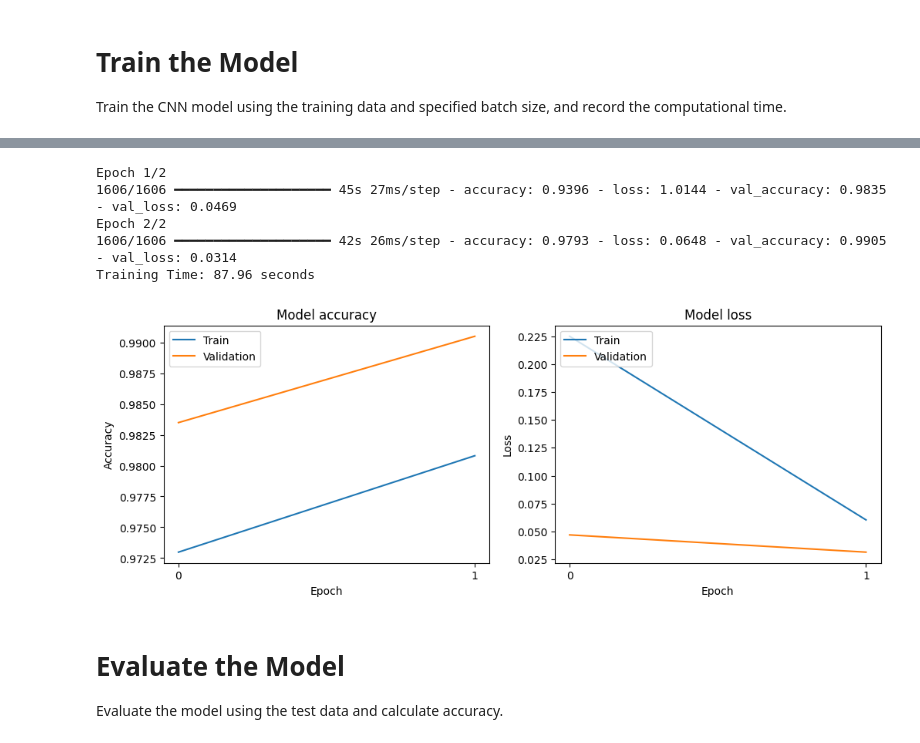
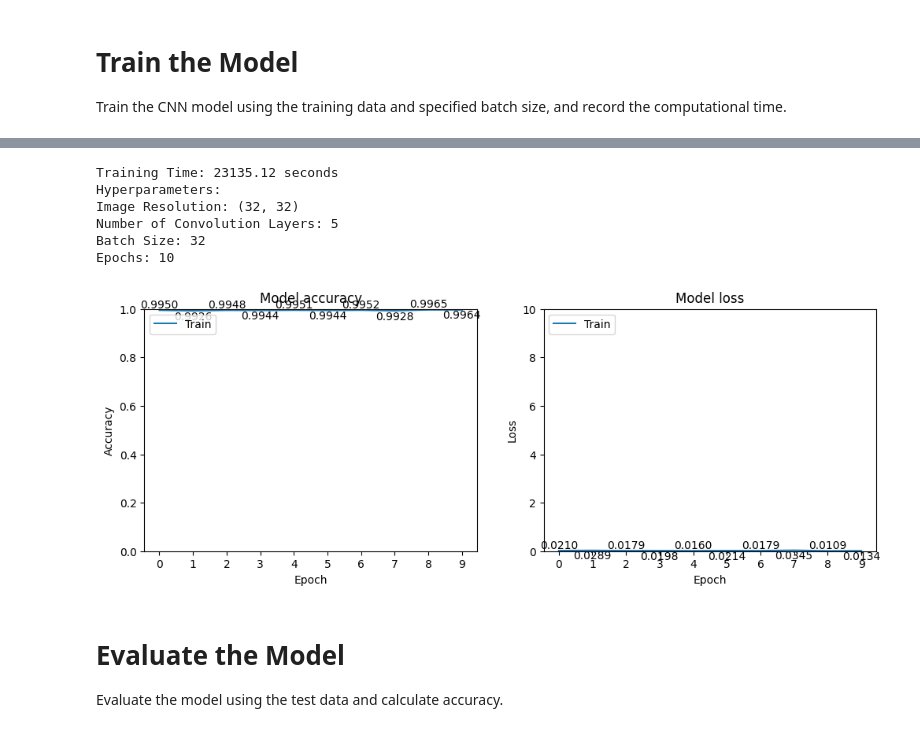
Before and after one commit to mhleethomas/INFO_6105_FINAL, a Jupyter notebook: wall_crack_detection.ipynb, the cells around one changed output, grey strips where cells are left out. Cells and saved outputs as stored; diff of their text form; code cells hidden in the pictures.

```diff
--- a/wall_crack_detection.ipynb
+++ b/wall_crack_detection.ipynb
@@ -17,8 +17,8 @@ from PIL import UnidentifiedImageError
 Define hyperparameters including resolution of image, number of convolution layers, batch size, and epochs.
 # %%
 # Define hyperparameters
-image_resolution = (128, 128)  # Resolution of image
-num_conv_layers = 3  # Number of convolution layers
+image_resolution = (32, 32)  # Resolution of image
+num_conv_layers = 5  # Number of convolution layers
 batch_size = 32  # Batch size
 epochs = 10  # Number of epochs
 
@@ -147,3 +147,14 @@ Model: "sequential"
 # %% [markdown]
 # Train the Model
 Train the CNN model using the training data and specified batch size, and record the computational time.
+# %%
+# Train the Model
+
+# Start the timer
+start_time = time.time()
+
+# Train the model with training data
+history = model.fit(X_train, y_train, epochs=epochs, batch_size=batch_size, verbose=1)
+
+# End the timer
+end_time = time.time()
@@ -150,53 +182,55 @@ Train the CNN model using the training data and specified batch size, and record
 # %%
-# Train the Model
-
-# Split the training data into training and validation sets
-X_train_split, X_val, y_train_split, y_val = train_test_split(X_train, y_train, test_size=0.2, random_state=42)
-
-# Start the timer
-start_time = time.time()
-
-# Train the model with validation data
-history = model.fit(X_train_split, y_train_split, validation_data=(X_val, y_val), epochs=epochs, batch_size=batch_size, verbose=1)
-
-# End the timer
-end_time = time.time()
-
 # Calculate the computational time
 training_time = end_time - start_time
 
 # Print the computational time
 print(f"Training Time: {training_time:.2f} seconds")
 
+# Print hyperparameters information
+print(f"Hyperparameters:")
+print(f"Image Resolution: {image_resolution}")
+print(f"Number of Convolution Layers: {num_conv_layers}")
+print(f"Batch Size: {batch_size}")
+print(f"Epochs: {epochs}")
+
 # Plot training & validation accuracy values
 plt.figure(figsize=(12, 4))
 plt.subplot(1, 2, 1)
 plt.plot(history.history['accuracy'])
-plt.plot(history.history['val_accuracy'])
 plt.title('Model accuracy')
 plt.ylabel('Accuracy')
 plt.xlabel('Epoch')
+plt.ylim(0, 1)  # Set y-axis range for accuracy
 plt.xticks(range(epochs))  # Set x-axis ticks to integer values
+
+# Alternate labels above and below the value points
+for i, v in enumerate(history.history['accuracy']):
+    plt.text(i, v, f"{v:.4f}", ha='center', va='bottom' if i % 2 == 0 else 'top')
 plt.legend(['Train', 'Validation'], loc='upper left')
 
 # Plot training & validation loss values
 plt.subplot(1, 2, 2)
 plt.plot(history.history['loss'])
-plt.plot(history.history['val_loss'])
 plt.title('Model loss')
 plt.ylabel('Loss')
 plt.xlabel('Epoch')
+plt.ylim(0, 10)  # Set y-axis range for loss
 plt.xticks(range(epochs))  # Set x-axis ticks to integer values
+
+# Alternate labels above and below the value points
+for i, v in enumerate(history.history['loss']):
+    plt.text(i, v, f"{v:.4f}", ha='center', va='bottom' if i % 2 == 0 else 'top')
 plt.legend(['Train', 'Validation'], loc='upper left')
 
 plt.show()
 # %% [output]
-Epoch 1/2
-1606/1606 ━━━━━━━━━━━━━━━━━━━━ 45s 27ms/step - accuracy: 0.9396 - loss: 1.0144 - val_accuracy: 0.9835 - val_loss: 0.0469
-Epoch 2/2
-1606/1606 ━━━━━━━━━━━━━━━━━━━━ 42s 26ms/step - accuracy: 0.9793 - loss: 0.0648 - val_accuracy: 0.9905 - val_loss: 0.0314
-Training Time: 87.96 seconds
+Training Time: 23135.12 seconds
+Hyperparameters:
+Image Resolution: (32, 32)
+Number of Convolution Layers: 5
+Batch Size: 32
+Epochs: 10
-[figure, old version]
+[figure, new version]
 # %% [markdown]
 # Evaluate the Model
 Evaluate the model using the test data and calculate accuracy.
```
Also changed, not shown: parts of 5 cells of this notebook, 1 other file.
